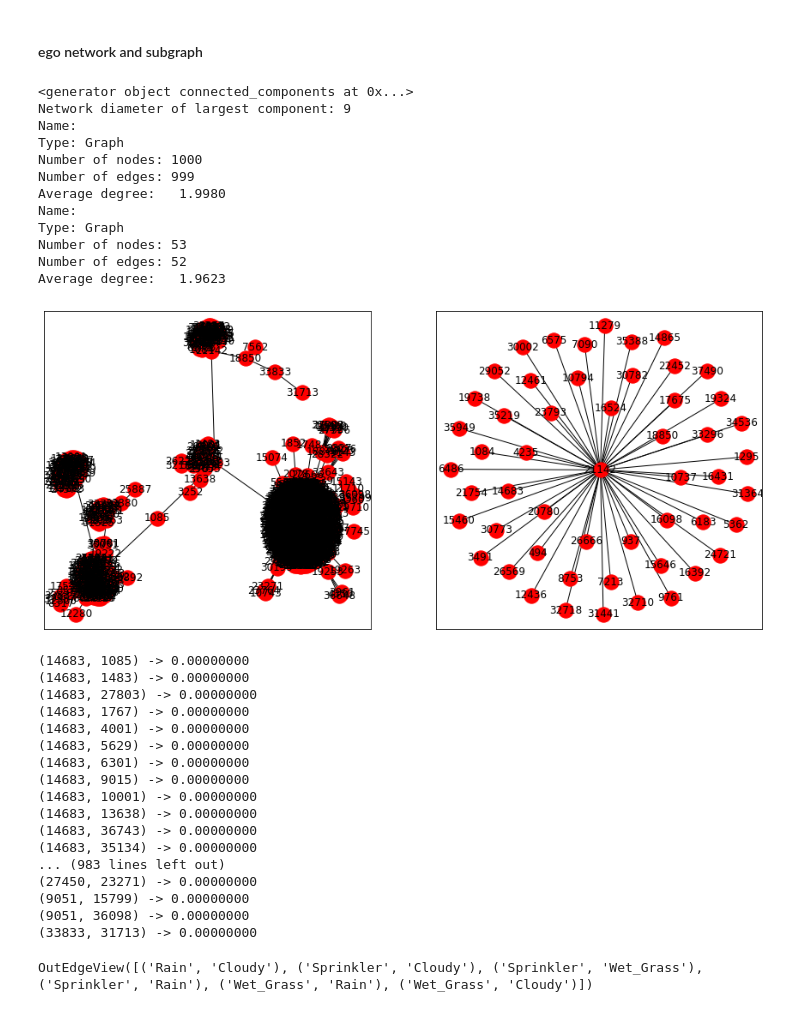
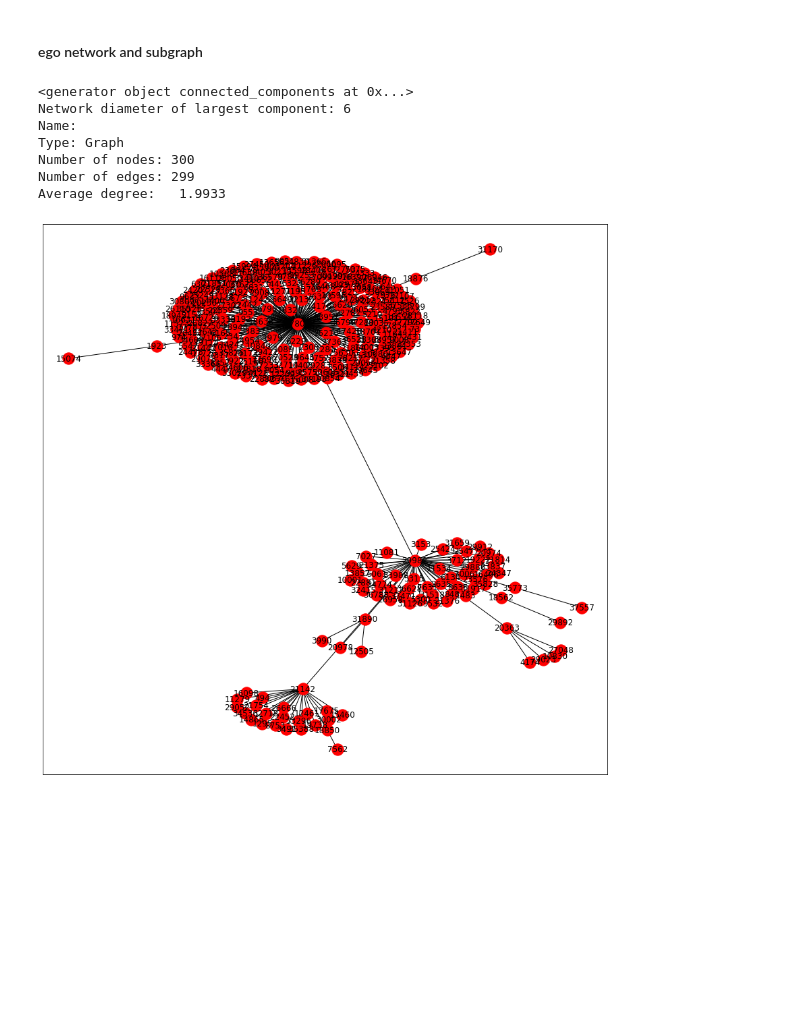
Before and after one commit to ryankarlos/Bayesian_networks, a Jupyter notebook: notebooks/Network_analysis_community_mst.ipynb, the cells around one changed output. Cells and saved outputs as stored; diff of their text form; code cells hidden in the pictures; blank space fills up the shorter version.

Commit message:
add/update notebook for community network github

```diff
--- a/notebooks/Network_analysis_community_mst.ipynb
+++ b/notebooks/Network_analysis_community_mst.ipynb
@@ -206,0 +175,6 @@ Average degree:   1.9980
+# %%
+
+df_edges, df_target = reader(path_edges, path_target)
+main_nx = create_network_from_df(df_edges)
+main_nx = remove_nodes_with_low_degree(main_nx, n=300)
+main_nx = draw_network(main_nx, color='red')
@@ -206,0 +190,3 @@ Average degree:   1.9980
+# %%
+edge_list =  max_spanning_tree(main_nx, algorithm="kruskal")
+prune_nx = draw_network(main_nx, edge_list=edge_list, color='red')
@@ -207,10 +200,2 @@ Average degree:   1.9980
 # %% [markdown]
 #### Compute metrics and list metrics for top betweeness centralty nodes
-# %%
-communities, result_dicts = compute_metrics(prune_nx)
-prune_nx = set_attributes(prune_nx, **result_dicts)
-top_metrics = top_betweeness_nodes_with_attributes(prune_nx, top_n=20)
-top_metrics.head()
-
-shortest = shortest_path(prune_nx, source_id=1085, target_id=19263)
-community_count = plot_community_class_count(communities)
@@ -223,0 +202,10 @@ community_count = plot_community_class_count(communities)
+# %%
+degree, betweenness = compute_degree_betweeness(prune_nx)
+
+communities, modularity = community_detection(prune_nx)
+
+
+metrics = {'degree': degree, 'betweeness': betweenness, 'modularity': modularity}
+prune_nx = set_attributes(prune_nx, **metrics)
+top_metrics = top_betweeness_nodes_with_attributes(prune_nx, top_n=10)
+top_metrics
@@ -226,51 +233,16 @@ community_count = plot_community_class_count(communities)
 # %%
 # this returns the entire graph as only one component in this graph
 plt.rcParams['figure.figsize'] = [15, 15]
 #fig, ax = plt.subplots(1,2)
 #ax
-ax = plt.subplot(221)
 components, largest_component = connected_components(prune_nx)
-subgraph = plot_subgraph(prune_nx, largest_component, ax=ax)
-
-ax = plt.subplot(222)
-ego_nx = plot_ego_network(prune_nx, 21142, radius = 1, ax=ax)
+subgraph = plot_subgraph(prune_nx, largest_component)
 # %% [output]
 <generator object connected_components at 0x...>
-Network diameter of largest component: 9
+Network diameter of largest component: 6
 Name:
 Type: Graph
-Number of nodes: 1000
-Number of edges: 999
-Average degree:   1.9980
-Name:
-Type: Graph
-Number of nodes: 53
-Number of edges: 52
-Average degree:   1.9623
+Number of nodes: 300
+Number of edges: 299
+Average degree:   1.9933
-[figure, old version]
+[figure, new version]
-# %%
-preds = nx.jaccard_coefficient(prune_nx, prune_nx.edges())
-
-jac_list = []
-for u, v, p in preds:
-    if p < 1:
-        jac_list.append((u,v))
-        print(f"({u}, {v}) -> {p:.8f}")
-# %% [output]
-(14683, 1085) -> 0.00000000
-(14683, 1483) -> 0.00000000
-(14683, 27803) -> 0.00000000
-(14683, 1767) -> 0.00000000
-(14683, 4001) -> 0.00000000
-(14683, 5629) -> 0.00000000
-(14683, 6301) -> 0.00000000
-(14683, 9015) -> 0.00000000
-(14683, 10001) -> 0.00000000
-(14683, 13638) -> 0.00000000
-(14683, 36743) -> 0.00000000
-(14683, 35134) -> 0.00000000
-... (983 lines left out)
-(27450, 23271) -> 0.00000000
-(9051, 15799) -> 0.00000000
-(9051, 36098) -> 0.00000000
-(33833, 31713) -> 0.00000000
@@ -297,4 +248,0 @@ estimated_model = est.estimate(scoring_method=scoring_method, max_indegree=4, ma
-# %%
-estimated_model.edges()
-# %% [output]
-OutEdgeView([('Rain', 'Cloudy'), ('Sprinkler', 'Cloudy'), ('Sprinkler', 'Wet_Grass'), ('Sprinkler', 'Rain'), ('Wet_Grass', 'Rain'), ('Wet_Grass', 'Cloudy')])
```
Also changed, not shown: parts of 21 cells of this notebook, 4 other files.
